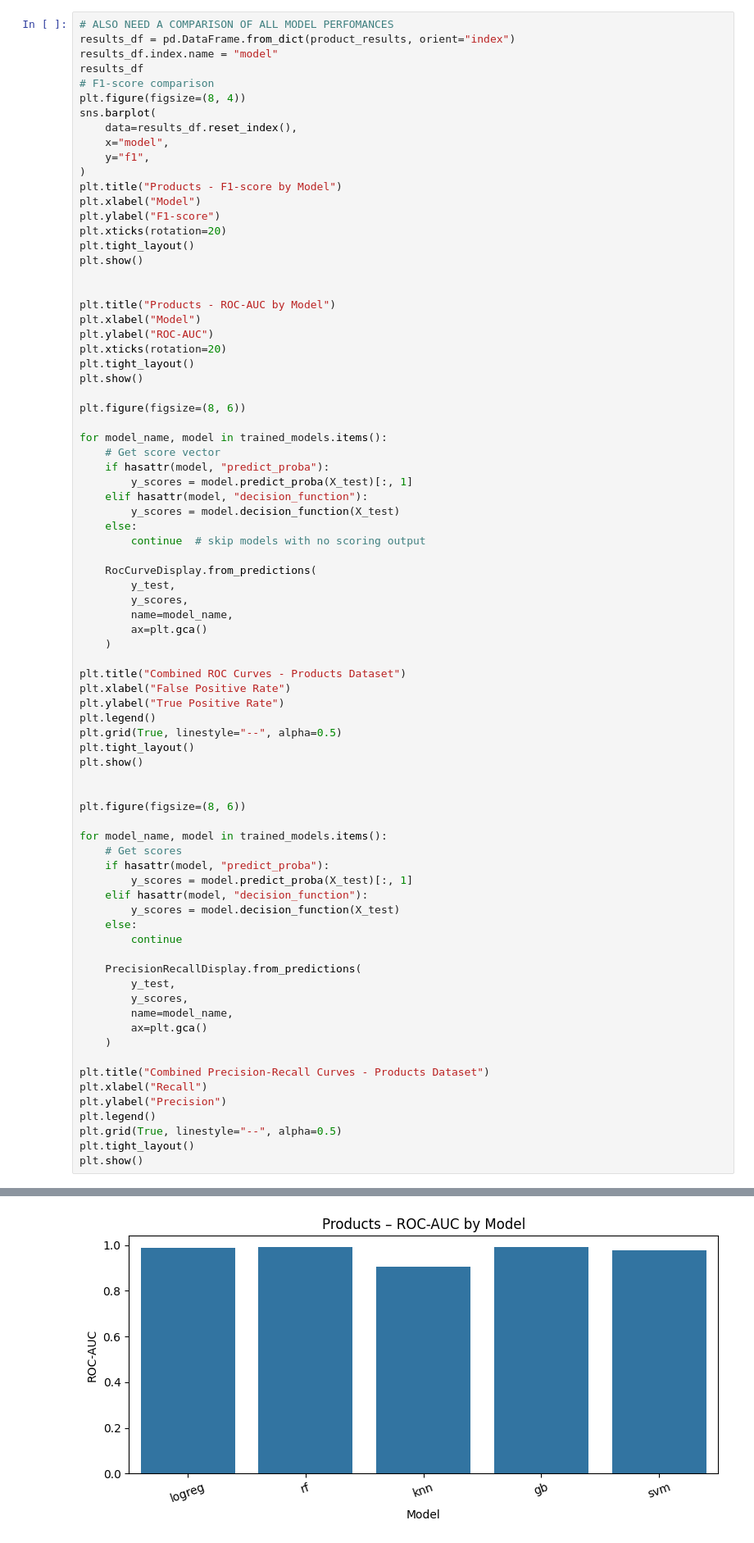
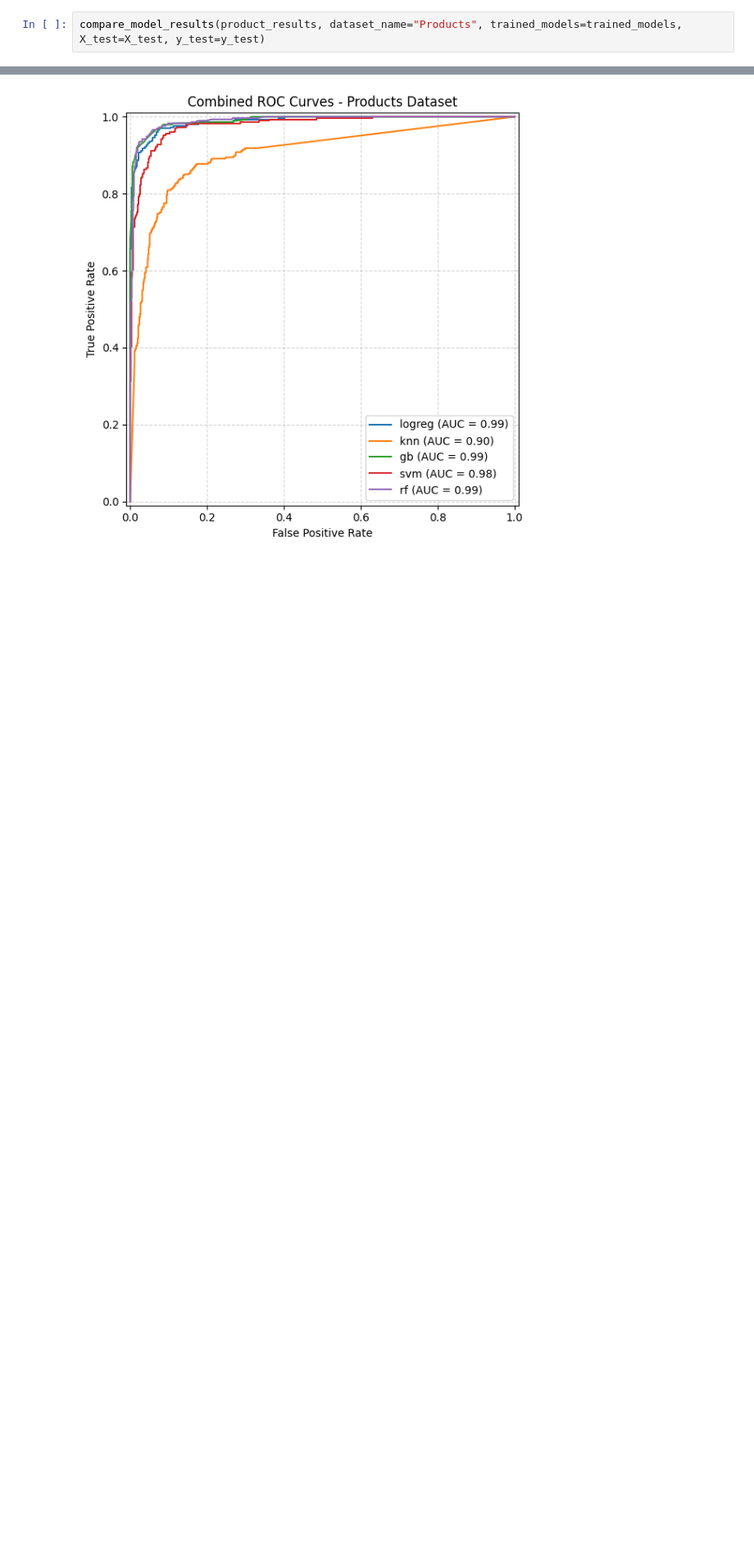
Before and after one commit to tmaddox23/DS3000-Project-Group18, a Jupyter notebook: notebooks/02_eda_products.ipynb, the cells around one changed output, grey strips where cells are left out. Shown at 82% size. Drawn from its saved outputs; the diff is of its cells as text; blank space fills up the shorter version.

Commit message:
transaction model comparison

```diff
--- a/notebooks/02_eda_products.ipynb
+++ b/notebooks/02_eda_products.ipynb
@@ -386,84 +386,7 @@ ROC-AUC: 0.9896
 <Figure size 500x400 with 0 Axes>
 [figure]
 # %%
-# ALSO NEED A COMPARISON OF ALL MODEL PERFOMANCES
-results_df = pd.DataFrame.from_dict(product_results, orient="index")
-results_df.index.name = "model"
-results_df
-# F1-score comparison
-plt.figure(figsize=(8, 4))
-sns.barplot(
-    data=results_df.reset_index(),
-    x="model",
-    y="f1",
-)
-plt.title("Products - F1-score by Model")
-plt.xlabel("Model")
-plt.ylabel("F1-score")
-plt.xticks(rotation=20)
-plt.tight_layout()
-plt.show()
-
-
-plt.title("Products - ROC-AUC by Model")
-plt.xlabel("Model")
-plt.ylabel("ROC-AUC")
-plt.xticks(rotation=20)
-plt.tight_layout()
-plt.show()
-
-plt.figure(figsize=(8, 6))
-
-for model_name, model in trained_models.items():
-    # Get score vector
-    if hasattr(model, "predict_proba"):
-        y_scores = model.predict_proba(X_test)[:, 1]
-    elif hasattr(model, "decision_function"):
-        y_scores = model.decision_function(X_test)
-    else:
-        continue  # skip models with no scoring output
-
-    RocCurveDisplay.from_predictions(
-        y_test,
-        y_scores,
-        name=model_name,
-        ax=plt.gca()
-    )
-
-plt.title("Combined ROC Curves - Products Dataset")
-plt.xlabel("False Positive Rate")
-plt.ylabel("True Positive Rate")
-plt.legend()
-plt.grid(True, linestyle="--", alpha=0.5)
-plt.tight_layout()
-plt.show()
-
-
-plt.figure(figsize=(8, 6))
-
-for model_name, model in trained_models.items():
-    # Get scores
-    if hasattr(model, "predict_proba"):
-        y_scores = model.predict_proba(X_test)[:, 1]
-    elif hasattr(model, "decision_function"):
-        y_scores = model.decision_function(X_test)
-    else:
-        continue
-
-    PrecisionRecallDisplay.from_predictions(
-        y_test,
-        y_scores,
-        name=model_name,
-        ax=plt.gca()
-    )
-
-plt.title("Combined Precision-Recall Curves - Products Dataset")
-plt.xlabel("Recall")
-plt.ylabel("Precision")
-plt.legend()
-plt.grid(True, linestyle="--", alpha=0.5)
-plt.tight_layout()
-plt.show()
+compare_model_results(product_results, dataset_name="Products", trained_models=trained_models, X_test=X_test, y_test=y_test)
 # %% [output]
 [figure]
-[figure, old version]
+[figure, new version]
```
Also changed, not shown: parts of 1 cell of this notebook, 2 other files.
